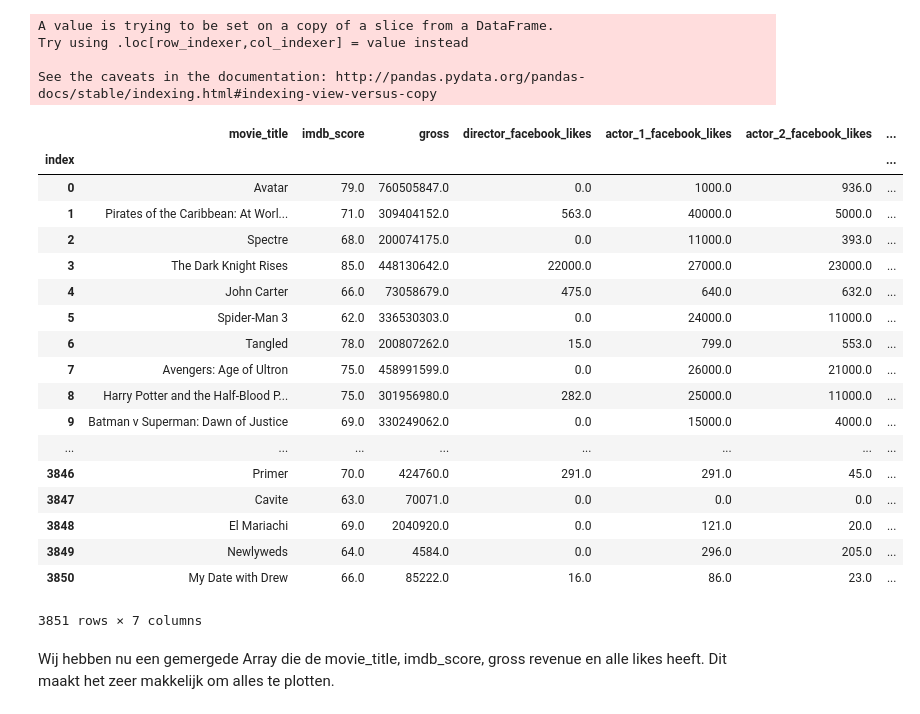
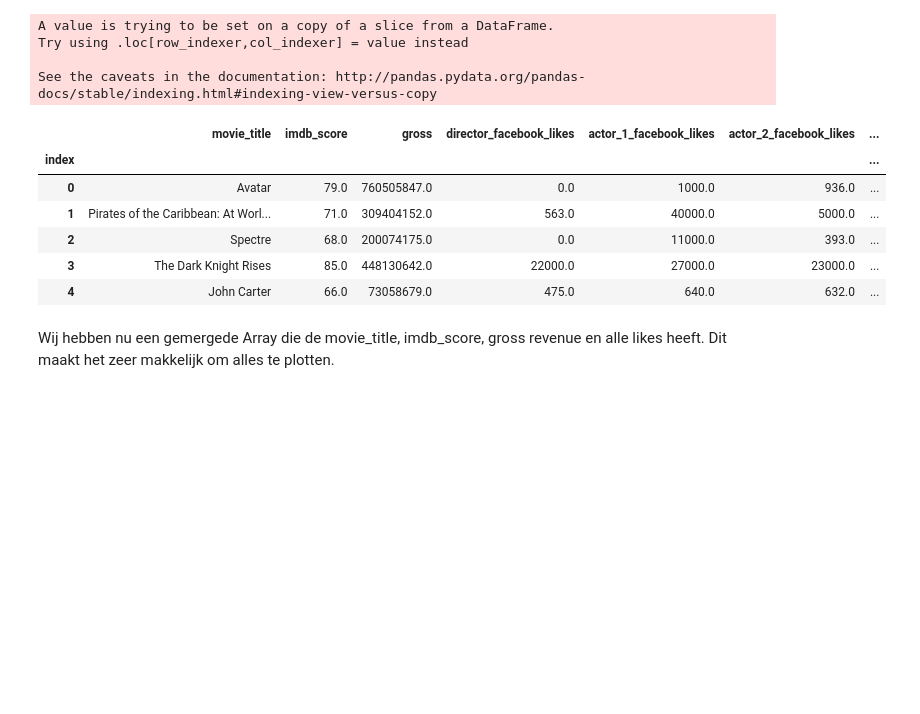
Before and after one commit to abosma/data-processing-2, a Jupyter notebook: Eind opdracht.ipynb, the cells around one changed output. Cells and saved outputs as stored; diff of their text form; code cells hidden in the pictures; blank space fills up the shorter version.

```diff
--- a/Eind opdracht.ipynb
+++ b/Eind opdracht.ipynb
@@ -367,37 +338,25 @@ See the caveats in the documentation: http://pandas.pydata.org/pandas-docs/stabl
 # %%
 arraysToKeepImdbArray = ['movie_title', 'imdb_score', 'gross']
 
 imdbArray = imdbArray.rename(columns={'Title' : 'movie_title', 'Metascore' : 'imdb_score', 'Revenue (Millions)' : 'gross'})
 
 ndf2 = imdbArray[arraysToKeepImdbArray]
 
 imdbMergedArray = ndf.merge(ndf2, how='left')
 
 imdbMergedArray = imdbMergedArray.reset_index()
 
 imdbMergedArray = imdbMergedArray.set_index('index')
 
-imdbMergedArray
+imdbMergedArray.head(5)
 # %% [output]
 |  | movie_title | imdb_score | gross | director_facebook_likes | actor_1_facebook_likes | actor_2_facebook_likes | ... |
 | index |  |  |  |  |  |  | ... |
 | 0 | Avatar | 79.0 | 760505847.0 | 0.0 | 1000.0 | 936.0 | ... |
 | 1 | Pirates of the Caribbean: At Worl... | 71.0 | 309404152.0 | 563.0 | 40000.0 | 5000.0 | ... |
 | 2 | Spectre | 68.0 | 200074175.0 | 0.0 | 11000.0 | 393.0 | ... |
 | 3 | The Dark Knight Rises | 85.0 | 448130642.0 | 22000.0 | 27000.0 | 23000.0 | ... |
 | 4 | John Carter | 66.0 | 73058679.0 | 475.0 | 640.0 | 632.0 | ... |
-| 5 | Spider-Man 3 | 62.0 | 336530303.0 | 0.0 | 24000.0 | 11000.0 | ... |
-| 6 | Tangled | 78.0 | 200807262.0 | 15.0 | 799.0 | 553.0 | ... |
-| 7 | Avengers: Age of Ultron | 75.0 | 458991599.0 | 0.0 | 26000.0 | 21000.0 | ... |
-| 8 | Harry Potter and the Half-Blood P... | 75.0 | 301956980.0 | 282.0 | 25000.0 | 11000.0 | ... |
-| 9 | Batman v Superman: Dawn of Justice | 69.0 | 330249062.0 | 0.0 | 15000.0 | 4000.0 | ... |
-| ... | ... | ... | ... | ... | ... | ... | ... |
-| 3846 | Primer | 70.0 | 424760.0 | 291.0 | 291.0 | 45.0 | ... |
-| 3847 | Cavite | 63.0 | 70071.0 | 0.0 | 0.0 | 0.0 | ... |
-| 3848 | El Mariachi | 69.0 | 2040920.0 | 0.0 | 121.0 | 20.0 | ... |
-| 3849 | Newlyweds | 64.0 | 4584.0 | 0.0 | 296.0 | 205.0 | ... |
-| 3850 | My Date with Drew | 66.0 | 85222.0 | 16.0 | 86.0 | 23.0 | ... |
-3851 rows × 7 columns
 # %% [markdown]
 Wij hebben nu een gemergede Array die de movie_title, imdb_score, gross revenue en alle likes heeft. Dit maakt het zeer makkelijk om alles te plotten.
 # %% [markdown]
```
Also changed, not shown: parts of 9 cells of this notebook.
